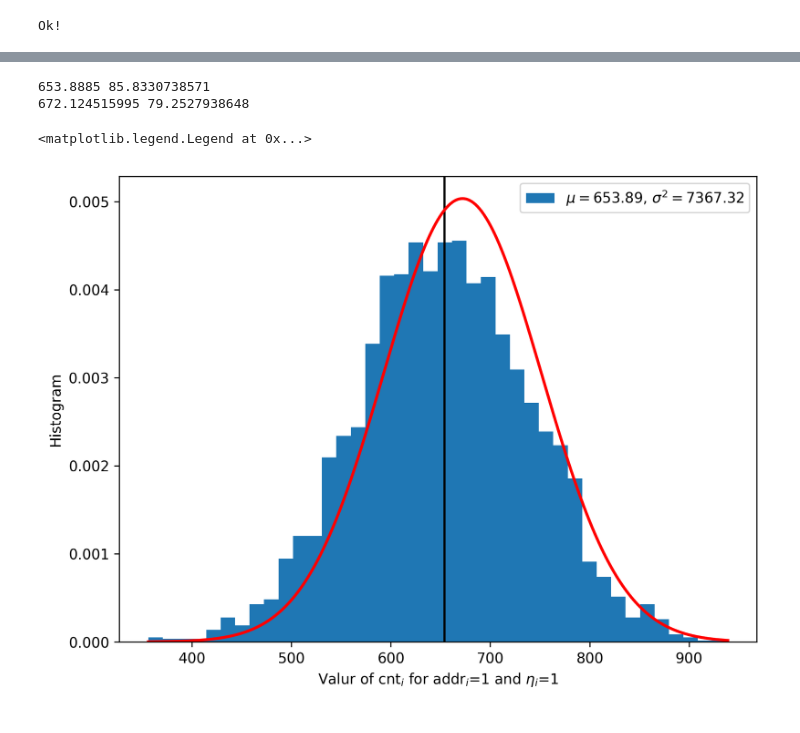
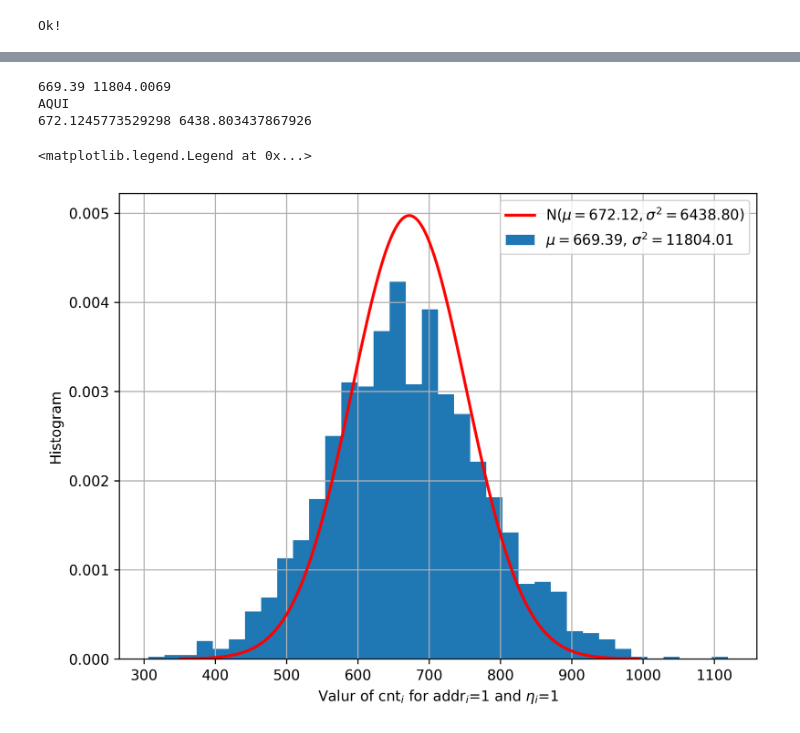
Before and after one commit to msbrogli/sdm-framework, a Jupyter notebook: docs/notebooks/Autocorrelation - Test 1 - Autoassociative (x at x).ipynb, the cells around one changed output, grey strips where cells are left out. Saved outputs shown, nothing was run; the diff lists cells and outputs as text; code cells hidden in the pictures.

```diff
--- a/docs/notebooks/Autocorrelation - Test 1 - Autoassociative (x at x).ipynb
+++ b/docs/notebooks/Autocorrelation - Test 1 - Autoassociative (x at x).ipynb
@@ -115,29 +162,32 @@ for i in range(1000):
             v4.append(cnt1[j])
 # %%
 plt.figure(figsize=(8, 6), dpi=300)
-
 
 mu = 1.0*sum(v4)/len(v4)
 var = sum((x-mu)**2 for x in v4)/len(v4)
 bins = plt.hist(v4, bins=range(min(v4), max(v4)+1), density=True, label='$\mu = {:.4f}$, $\sigma^2 = {:.4f}$'.format(mu, var));
 print(1.0*sum(v4)/len(v4))
-print((2*prob_xi_yi-1) * 10000 * 1071.85 / 1000000)
 
-plt.axvline(mu+0.5, color='k')
+print('len', len(v4))
+print('zero', v4.count(0))
+
+plt.axvline(0, color='k')
+plt.axvline(1, color='k')
 plt.xlabel('Value of cnt$_i$ for addr$_i$=1')
 plt.ylabel('Histogram')
 
-number_of_bs_per_hl = 10000 * 1071.85 / 1000000
-mu = (2*prob_xi_yi - 1) * number_of_bs_per_hl
-sigma = 2 * (prob_xi_yi * (1 - prob_xi_yi) * number_of_bs_per_hl)**0.5
+mu1 = (2*p - 1) * theta
+var1 = p * (1 - p) * theta + p*p * s*s/H * p1 * (1-p1)
+var1 = 4 * var1
 
 import numpy as np
 import matplotlib.mlab as mlab
 from scipy import stats
 x_values = np.linspace(-15, 16, 100)
-y_values = mlab.normpdf(x_values, mu, sigma)
+y_values = mlab.normpdf(x_values, mu, var1**0.5)
 plt.plot([x+0.5 for x in x_values], y_values, 'r', linewidth=2.0);
-print(stats.norm.cdf(0, mu, sigma))
+print(stats.norm.cdf(0, mu, var1**0.5))
 
+plt.grid()
 plt.legend()
 # %% [output]
@@ -215,42 +328,39 @@ Ok!
 # %%
 plt.figure(figsize=(8, 6), dpi=300)
 
 mu = 1.0*sum(v5)/len(v5)
 var = sum((x-mu)**2 for x in v5)/len(v5)
 bins = plt.hist(v5, bins='fd', density=True, label='$\mu = {:.2f}$, $\sigma^2 = {:.2f}$'.format(mu, var));
-print(mu, var**0.5)
+print(mu, var)
 
-plt.axvline(mu, color='k')
 plt.ylabel('Histogram')
-
-s = 10000
-h = 1071.85
-number_of_bs_per_hl = s * h / sample
 
 if (mu > 0):
     # eta_i = 1, addr_i = 1
-    mu = (2*prob_xi_yi-1) * number_of_bs_per_hl * ((prob_xi_yi) * h)
-    sigma = 2 * (prob_xi_yi * (1 - prob_xi_yi) * number_of_bs_per_hl * (prob_xi_yi*h))**0.5
+    print('AQUI')
+    mu2 = mu1 * p*h
+    var2 = var1 * p * h + mu1*mu1*(h*p*(p-1) + p*p*h*(1-p1))
     plt.xlabel('Valur of cnt$_i$ for addr$_i$=1 and $\eta_i$=1')
 
 else:
     # eta_i = 1, addr_i = 0
-    mu = -(2*prob_xi_yi-1) * number_of_bs_per_hl * ((1-prob_xi_yi) * h)
-    sigma = 2 * (prob_xi_yi * (1 - prob_xi_yi) * number_of_bs_per_hl * ((1-prob_xi_yi)*h))**0.5
+    mu2 = -mu1 * (1-p) * h
+    var2 = var1 * (1-p) * h + mu1 * (h*p*(p-1) + (1-p)*(1-p)*H*p1*(1-p1))
     plt.xlabel('Valur of cnt$_i$ for addr$_i$=0 and $\eta_i$=1')
-
 
 
 import numpy as np
 import matplotlib.mlab as mlab
-x_values = np.linspace(min(v5), max(v5)+1, 1000)
-y_values = mlab.normpdf(x_values, mu, sigma)
-plt.plot(x_values, y_values, 'r', linewidth=2.0);
+x_values = np.linspace(mu2-4*(var2**0.5), mu2+4*(var2**0.5), 1000)
+y_values = mlab.normpdf(x_values, mu2, var2**0.5)
+plt.plot(x_values, y_values, 'r', linewidth=2.0, label='N($\mu={:.2f}, \sigma^2={:.2f}$)'.format(mu2, var2));
 
-print(mu, sigma)
+plt.grid()
+print(mu2, var2)
 plt.legend()
 # %% [output]
-653.8885 85.8330738571
-672.124515995 79.2527938648
+669.39 11804.0069
+AQUI
+672.1245773529298 6438.803437867926
 <matplotlib.legend.Legend at 0x...>
-[figure, old version]
+[figure, new version]
```
Also changed, not shown: parts of 25 cells of this notebook, 1 other file.
